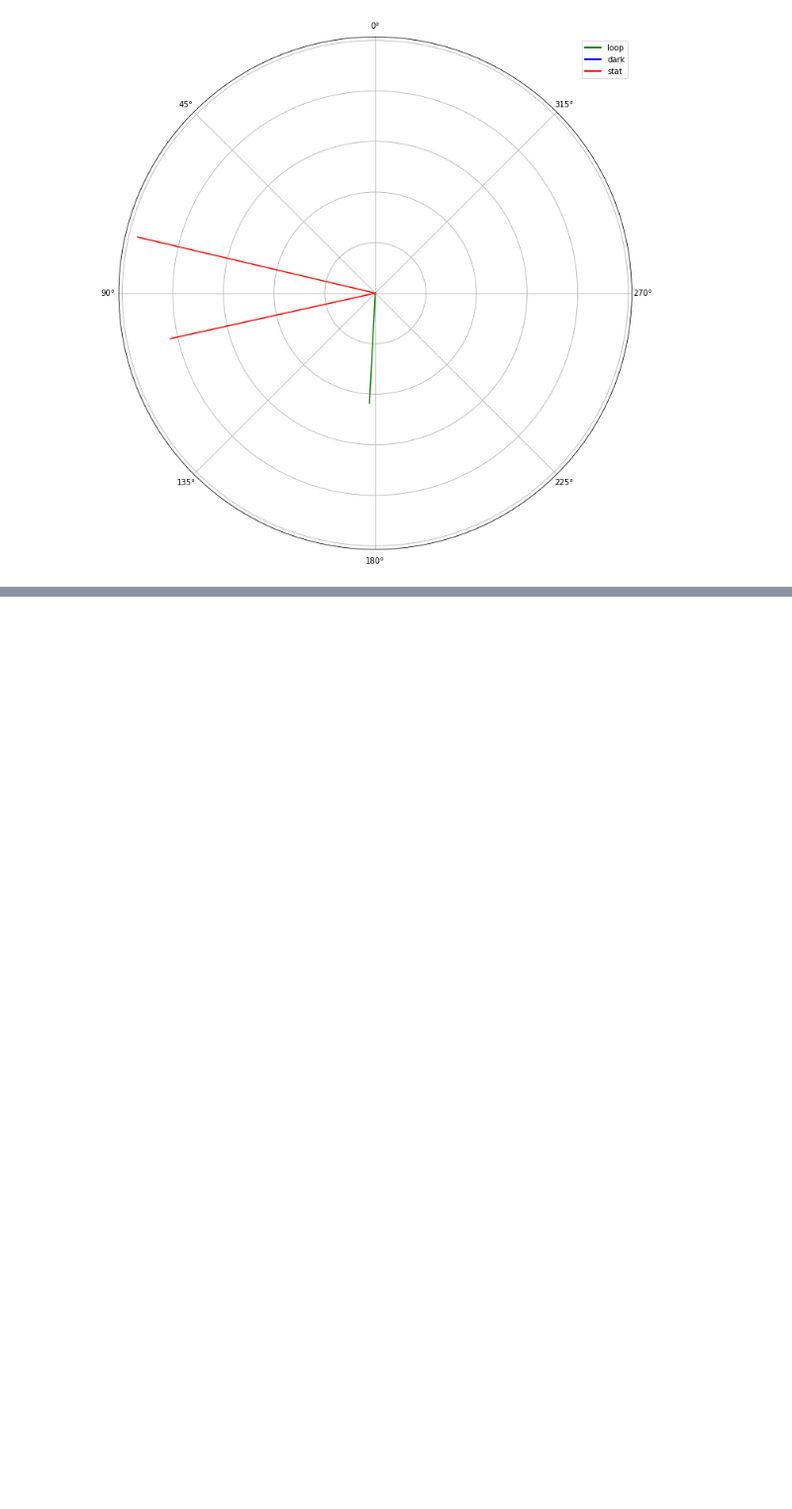
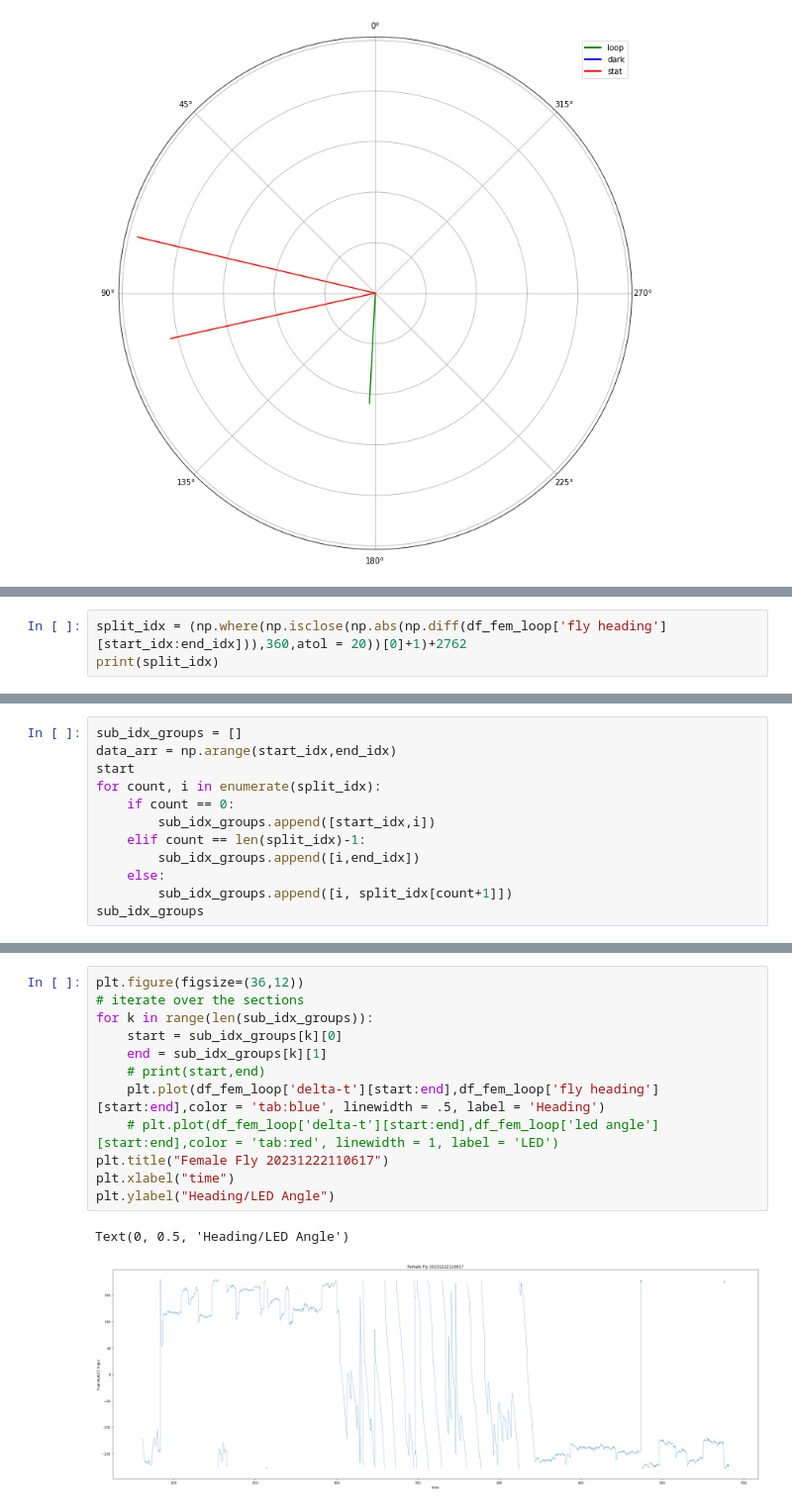
Before and after one commit to warren-lab/flyplot, a Jupyter notebook: Magno_Compare/magno_compare.ipynb, the cells around one changed output, grey strips where cells are left out. Shown at 99% size. Drawn from its saved outputs; the diff is of its cells as text; blank space fills up the shorter version.

```diff
--- a/Magno_Compare/magno_compare.ipynb
+++ b/Magno_Compare/magno_compare.ipynb
@@ -544,0 +555,3 @@ See: https://matplotlib.org/users/legend_guide.html#creating-artists-specificall
+# %%
+split_idx = (np.where(np.isclose(np.abs(np.diff(df_fem_loop['fly heading'][start_idx:end_idx])),360,atol = 20))[0]+1)+2762
+print(split_idx)
@@ -544,0 +561,12 @@ See: https://matplotlib.org/users/legend_guide.html#creating-artists-specificall
+# %%
+sub_idx_groups = []
+data_arr = np.arange(start_idx,end_idx)
+start
+for count, i in enumerate(split_idx):
+    if count == 0:
+        sub_idx_groups.append([start_idx,i])
+    elif count == len(split_idx)-1:
+        sub_idx_groups.append([i,end_idx])
+    else:
+        sub_idx_groups.append([i, split_idx[count+1]])
+sub_idx_groups
@@ -544,0 +591,15 @@ See: https://matplotlib.org/users/legend_guide.html#creating-artists-specificall
+# %%
+plt.figure(figsize=(36,12))
+# iterate over the sections
+for k in range(len(sub_idx_groups)):
+    start = sub_idx_groups[k][0]
+    end = sub_idx_groups[k][1]
+    # print(start,end)
+    plt.plot(df_fem_loop['delta-t'][start:end],df_fem_loop['fly heading'][start:end],color = 'tab:blue', linewidth = .5, label = 'Heading')
+    # plt.plot(df_fem_loop['delta-t'][start:end],df_fem_loop['led angle'][start:end],color = 'tab:red', linewidth = 1, label = 'LED')
+plt.title("Female Fly 20231222110617")
+plt.xlabel("time")
+plt.ylabel("Heading/LED Angle")
+# %% [output]
+Text(0, 0.5, 'Heading/LED Angle')
+[figure, added]
```
Also changed, not shown: parts of 5 cells of this notebook, 5 other files.
